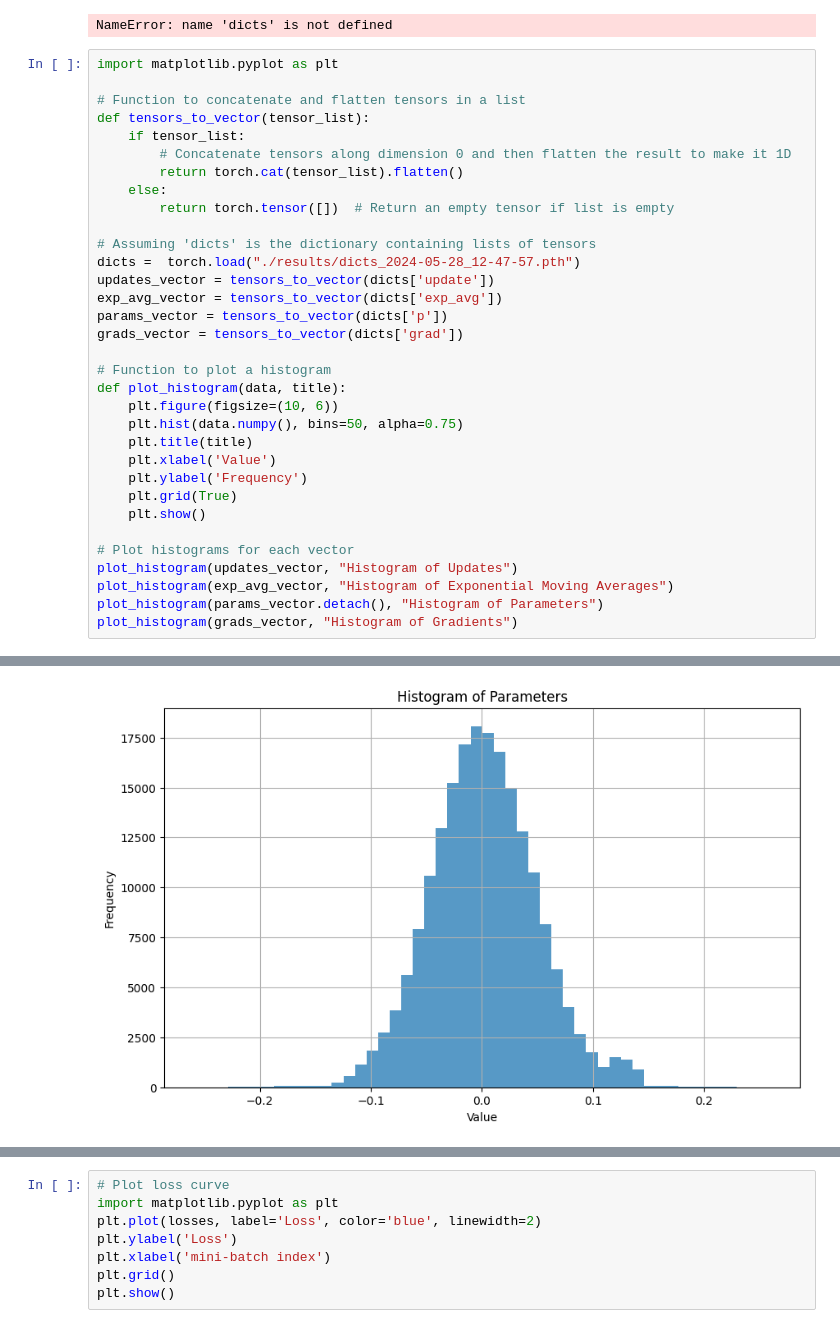
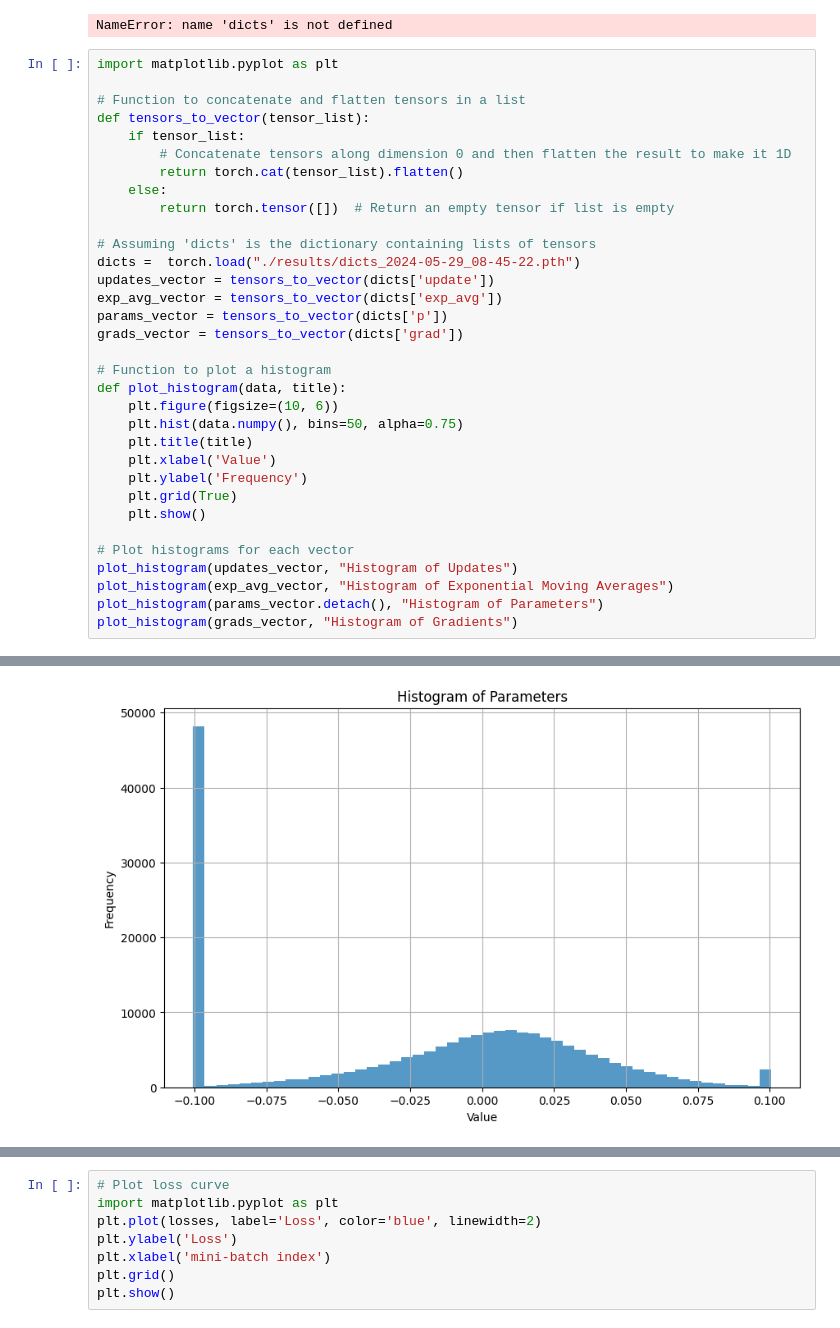
Before and after one commit to L-z-Chen/adamw, a Jupyter notebook: nn_toy.ipynb, the cells around one changed output, grey strips where cells are left out. Saved outputs shown, nothing was run; the diff lists cells and outputs as text.

```diff
--- a/nn_toy.ipynb
+++ b/nn_toy.ipynb
@@ -147,7 +147,7 @@ def tensors_to_vector(tensor_list):
         return torch.tensor([])  # Return an empty tensor if list is empty
 
 # Assuming 'dicts' is the dictionary containing lists of tensors
-dicts =  torch.load("./results/dicts_2024-05-28_12-47-57.pth")
+dicts =  torch.load("./results/dicts_2024-05-29_08-45-22.pth")
 updates_vector = tensors_to_vector(dicts['update'])
 exp_avg_vector = tensors_to_vector(dicts['exp_avg'])
 params_vector = tensors_to_vector(dicts['p'])
@@ -174 +174 @@ plot_histogram(grads_vector, "Histogram of Gradients")
-[figure, old version]
+[figure, new version]
```
Also changed, not shown: parts of 2 cells of this notebook, 3 other files.
